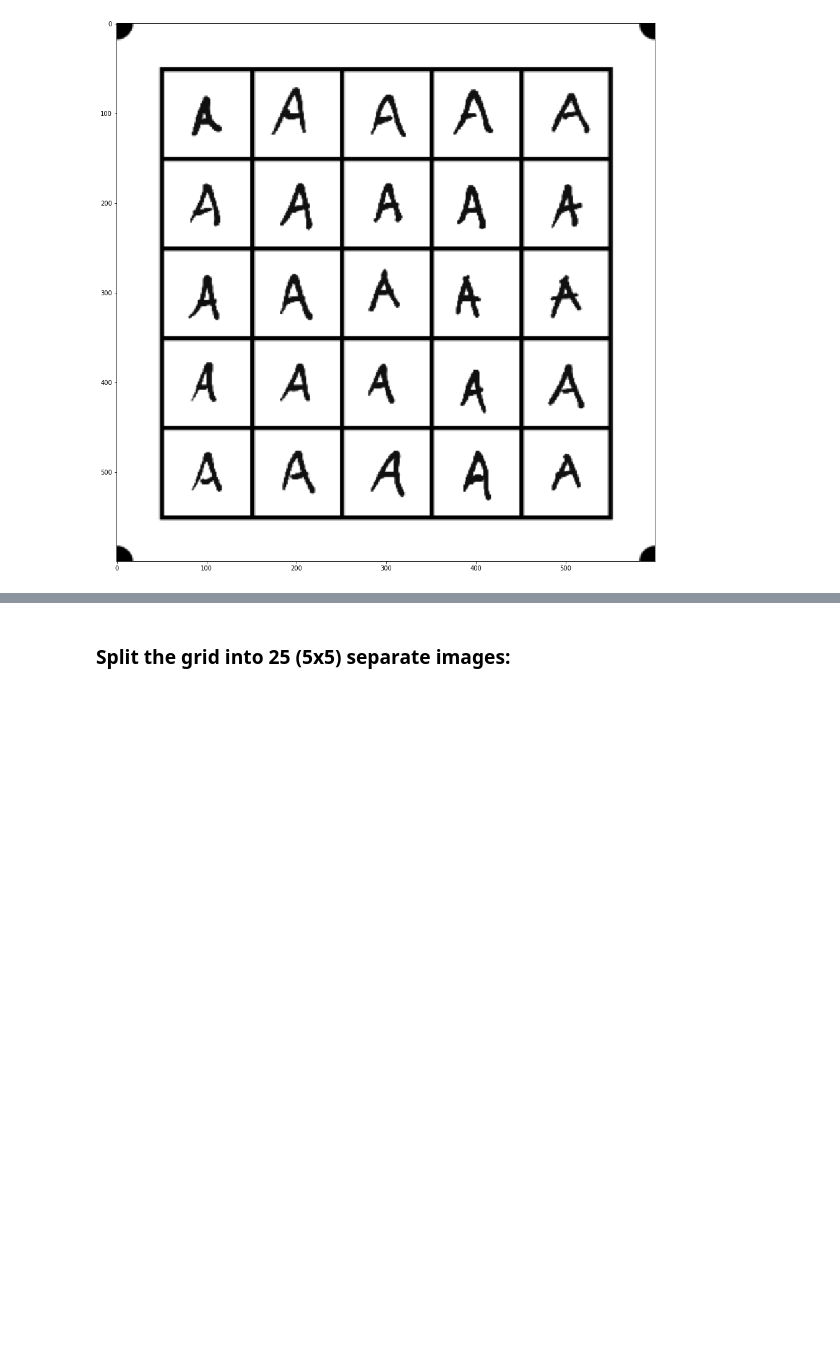
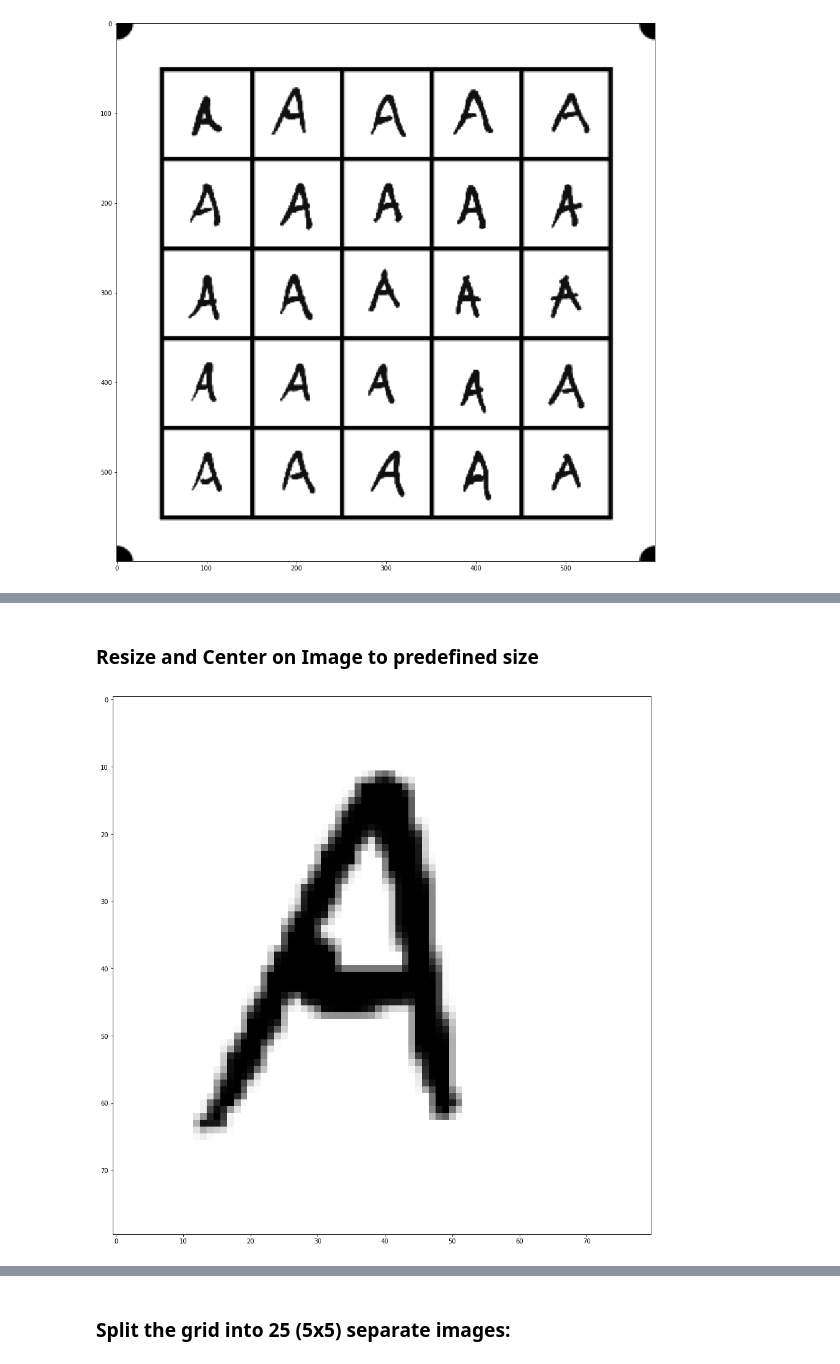
Before and after one commit to shegocaga/TDS-python-nn-18-fall, a Jupyter notebook: lecture_materials/2018-11-05 TDS Image Manipulation/TDS Image Manipulation.ipynb, the cells around one changed output, grey strips where cells are left out. Drawn from its saved outputs; the diff is of its cells as text; code cells hidden in the pictures; blank space fills up the shorter version.

```diff
--- a/lecture_materials/2018-11-05 TDS Image Manipulation/TDS Image Manipulation.ipynb
+++ b/lecture_materials/2018-11-05 TDS Image Manipulation/TDS Image Manipulation.ipynb
@@ -76,0 +106,10 @@ plt.show()
+# %% [markdown]
+### Resize and Center on Image to predefined size
+# %%
+cells_trimmed = [cells[i][10:90,10:90] for i in range(0,25)]
+
+fig = plt.figure(figsize=(16,16))
+plt.imshow(cells_trimmed[1], cmap='gray')
+plt.show()
+# %% [output]
+[figure, added]
```
Also changed, not shown: parts of 15 cells of this notebook.
